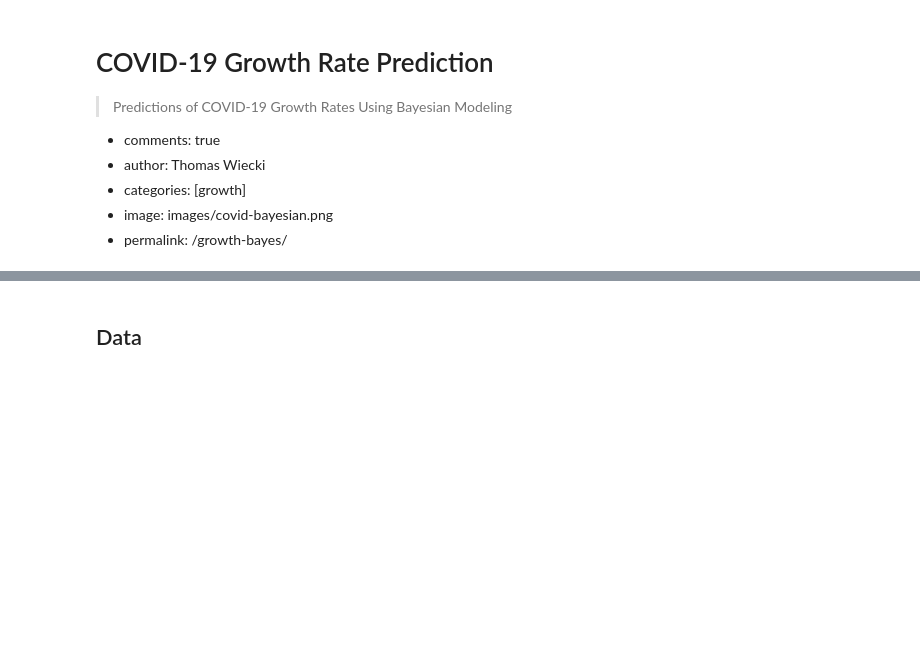
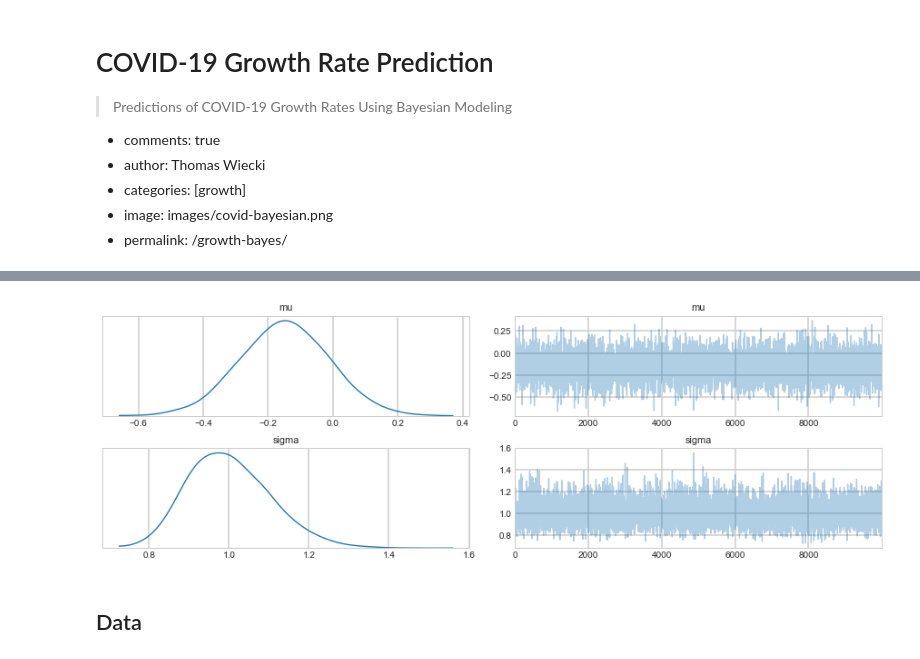
Before and after one commit to twiecki/covid19, a Jupyter notebook: covid19_daily_change.ipynb, the cells around one changed output, grey strips where cells are left out. Saved outputs shown, nothing was run; the diff lists cells and outputs as text; code cells hidden in the pictures; blank space fills up the shorter version.

```diff
--- a/covid19_daily_change.ipynb
+++ b/covid19_daily_change.ipynb
@@ -24,3 +24,7 @@ import load_covid_data
 
 sns.set_context('talk')
 plt.style.use('seaborn-whitegrid')
+# %%
+x = np.random.randn(50)
+print('mu =', np.mean(x))
+print('sigma =', np.std(x))
@@ -26,0 +34,6 @@ plt.style.use('seaborn-whitegrid')
+# %%
+with pm.Model() as model:
+    mu = pm.Normal('mu', 0, 1)
+    sigma = pm.HalfNormal('sigma')
+    pm.Normal('x', mu=mu, sigma=sigma, observed=x)
+    trace = pm.sample(chains=1, draws=10000)
@@ -27,3 +48,7 @@ plt.style.use('seaborn-whitegrid')
+# %%
+pm.traceplot(trace);
+# %% [output]
+[figure, added]
 # %% [markdown]
 ## Data
 # %%
```
Also changed, not shown: parts of 3 cells of this notebook, 2 other files.
